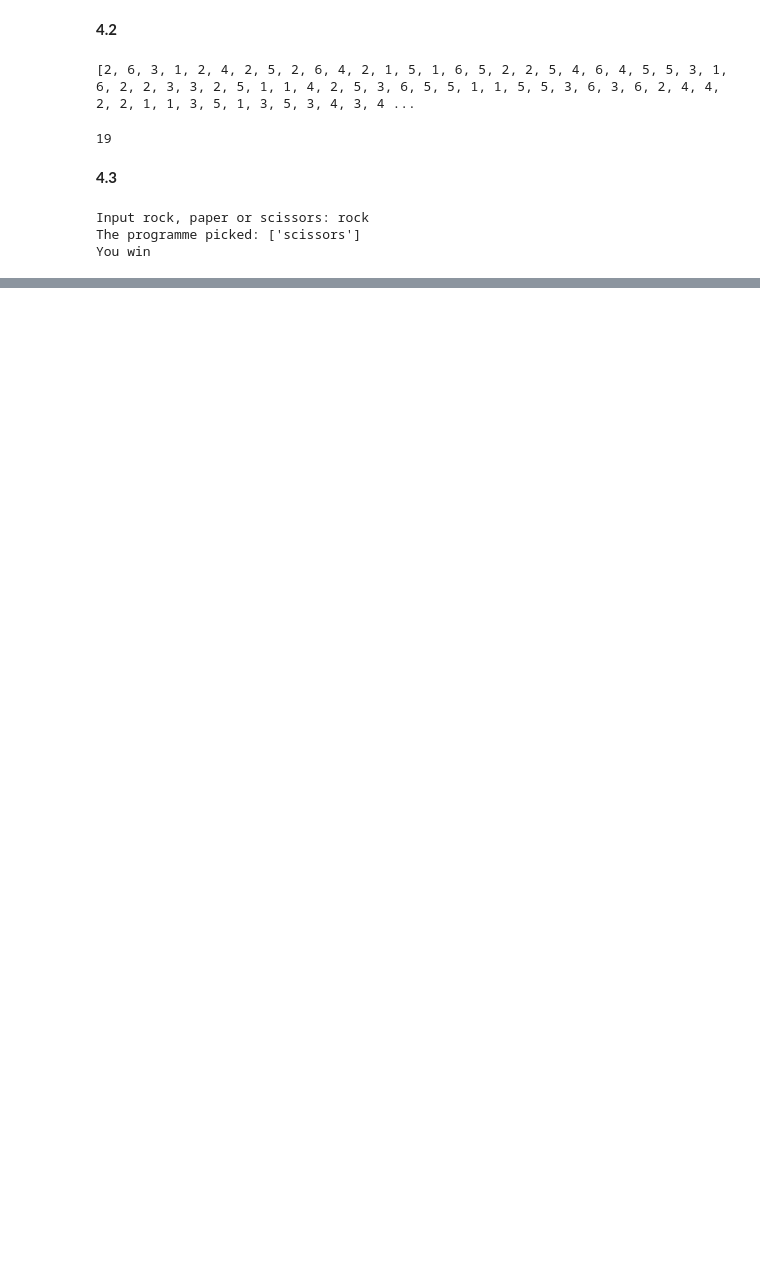
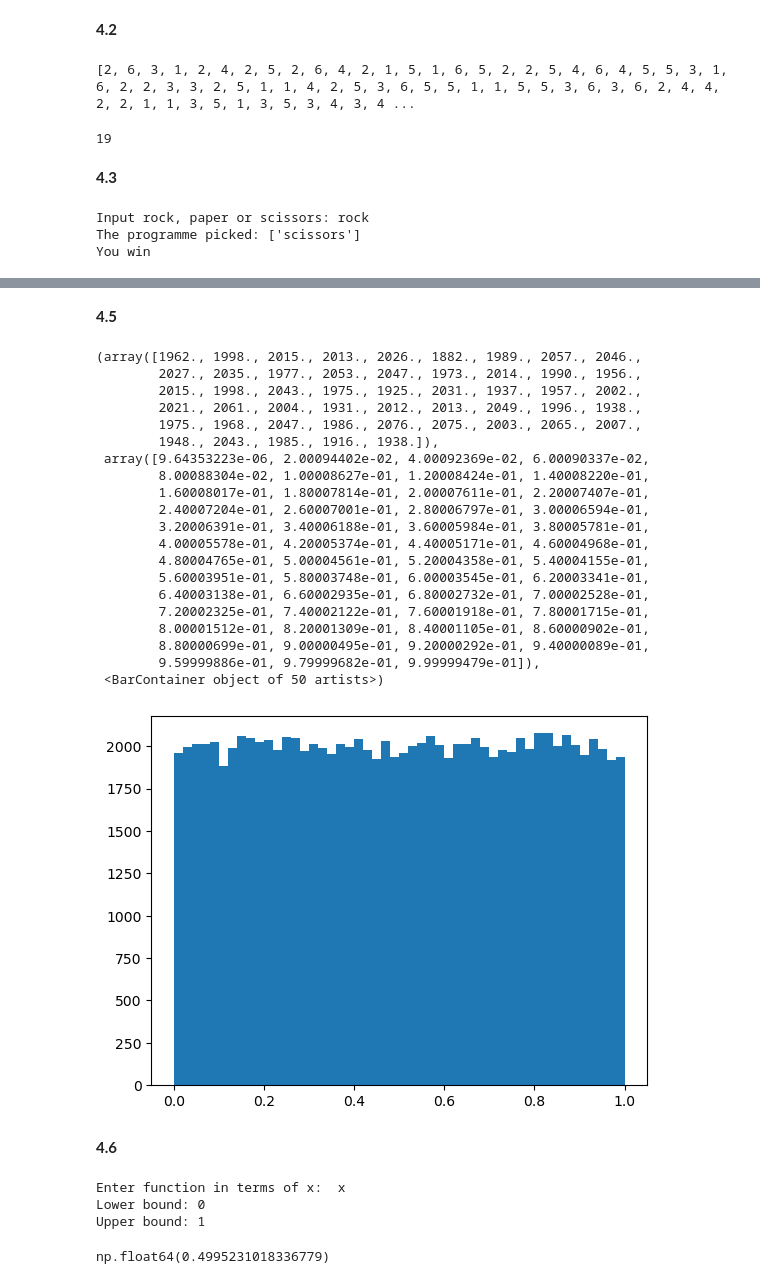
Before and after one commit to agstroeve/PROGNUM-repo, a Jupyter notebook: Task4/sq_s5995035_week4.ipynb, the cells around one changed output, grey strips where cells are left out. Saved outputs shown, nothing was run; the diff lists cells and outputs as text; code cells hidden in the pictures; blank space fills up the shorter version.

```diff
--- a/Task4/sq_s5995035_week4.ipynb
+++ b/Task4/sq_s5995035_week4.ipynb
@@ -59,0 +104,52 @@ You win
+# %% [markdown]
+**4.5**
+# %%
+import numpy as np
+uniform = np.random.uniform(0,1,100000)
+plt.hist(uniform, bins=50)
+# %% [output]
+(array([1962., 1998., 2015., 2013., 2026., 1882., 1989., 2057., 2046.,
+        2027., 2035., 1977., 2053., 2047., 1973., 2014., 1990., 1956.,
+        2015., 1998., 2043., 1975., 1925., 2031., 1937., 1957., 2002.,
+        2021., 2061., 2004., 1931., 2012., 2013., 2049., 1996., 1938.,
+        1975., 1968., 2047., 1986., 2076., 2075., 2003., 2065., 2007.,
+        1948., 2043., 1985., 1916., 1938.]),
+ array([9.64353223e-06, 2.00094402e-02, 4.00092369e-02, 6.00090337e-02,
+        8.00088304e-02, 1.00008627e-01, 1.20008424e-01, 1.40008220e-01,
+        1.60008017e-01, 1.80007814e-01, 2.00007611e-01, 2.20007407e-01,
+        2.40007204e-01, 2.60007001e-01, 2.80006797e-01, 3.00006594e-01,
+        3.20006391e-01, 3.40006188e-01, 3.60005984e-01, 3.80005781e-01,
+        4.00005578e-01, 4.20005374e-01, 4.40005171e-01, 4.60004968e-01,
+        4.80004765e-01, 5.00004561e-01, 5.20004358e-01, 5.40004155e-01,
+        5.60003951e-01, 5.80003748e-01, 6.00003545e-01, 6.20003341e-01,
+        6.40003138e-01, 6.60002935e-01, 6.80002732e-01, 7.00002528e-01,
+        7.20002325e-01, 7.40002122e-01, 7.60001918e-01, 7.80001715e-01,
+        8.00001512e-01, 8.20001309e-01, 8.40001105e-01, 8.60000902e-01,
+        8.80000699e-01, 9.00000495e-01, 9.20000292e-01, 9.40000089e-01,
+        9.59999886e-01, 9.79999682e-01, 9.99999479e-01]),
+ <BarContainer object of 50 artists>)
+[figure, added]
+# %% [markdown]
+**4.6**
+# %%
+import numpy as np
+
+expr = input("Enter function in terms of x: ")  #ask user for integral input
+func = lambda x: eval(expr)  #change the input integral to a function so the method recognizes x as variable
+a = float(input("Lower bound:"))  #change the input to floats so they can be used in calculations
+b = float(input("Upper bound:"))
+
+def monte_carlo(func, a, b):   #define function monte carlo, input function, lower bound, and upper bound
+    X = np.random.uniform(a, b, 1000)   #create an array between lower and upper bound, 1000 values
+    Y = np.array([func(i) for i in X])   #y-value at each of the 1000 values
+    return (b-a) * np.mean(Y)  #upper minus lower bound * the average y-value
+
+monte_carlo(func, 0, 1)
+
+
+#download the python script to the pc and in terminal type: python monte_carlo.py
+# %% [output]
+Enter function in terms of x:  x
+Lower bound: 0
+Upper bound: 1
+np.float64(0.4995231018336779)
```
Also changed, not shown: parts of 14 cells of this notebook, 33 other files.
